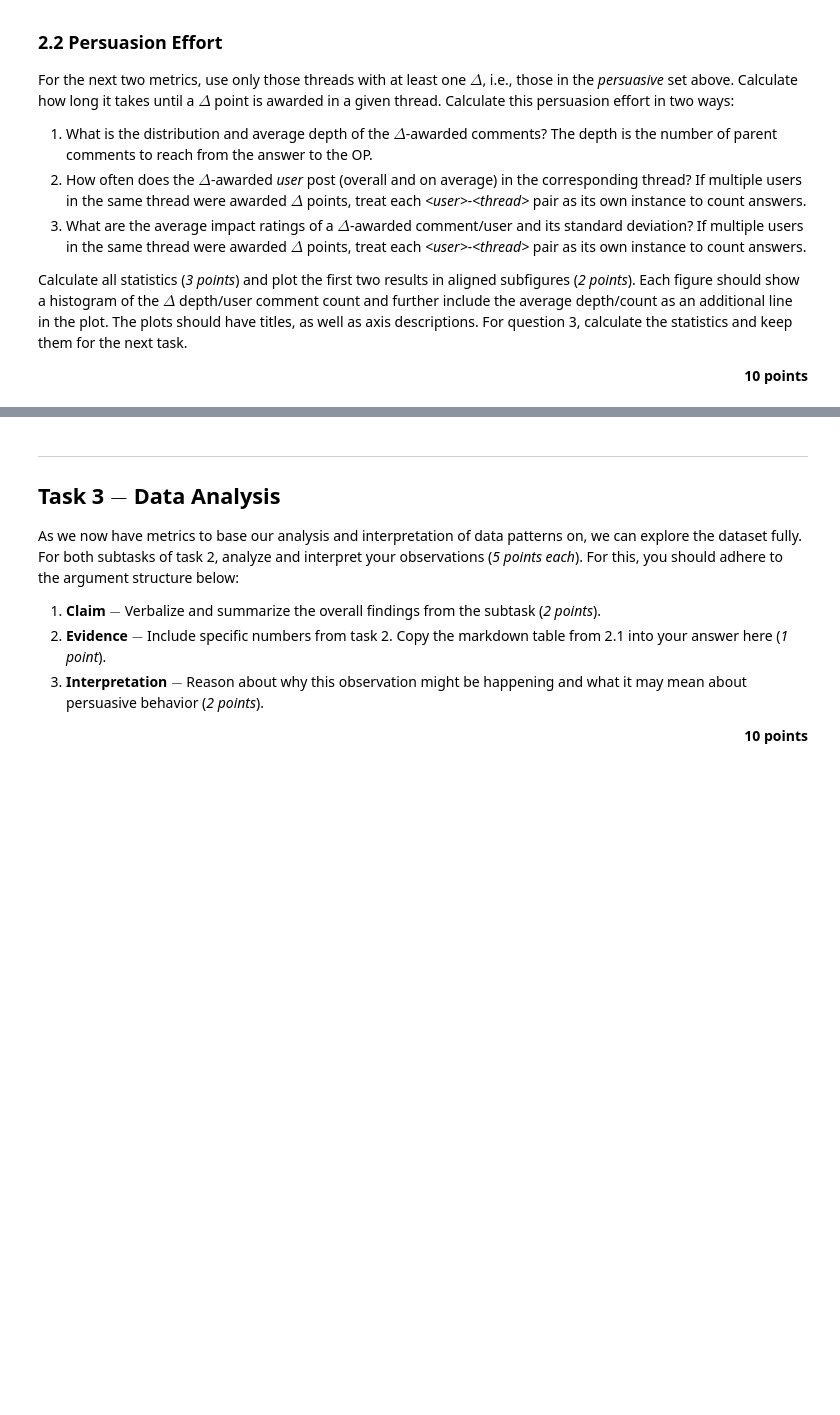
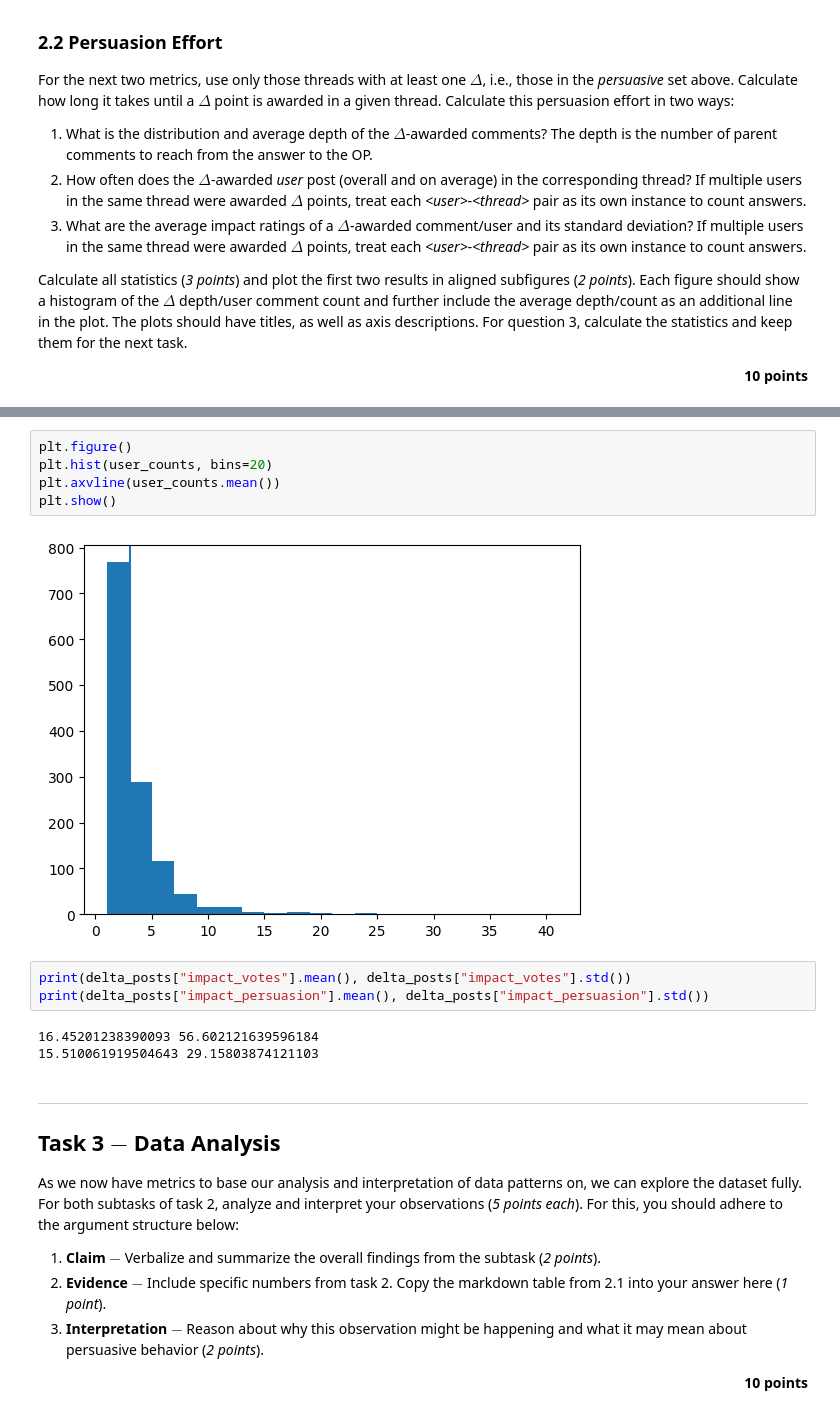
Before and after one commit to danielschulz2/AT, a Jupyter notebook: assignment-2/assignment-2.ipynb, the cells around one changed output, grey strips where cells are left out. Saved outputs shown, nothing was run; the diff lists cells and outputs as text; blank space fills up the shorter version.

```diff
--- a/assignment-2/assignment-2.ipynb
+++ b/assignment-2/assignment-2.ipynb
@@ -277,3 +453,16 @@ raise NotImplementedError
+# %%
+plt.figure()
+plt.hist(user_counts, bins=20)
+plt.axvline(user_counts.mean())
+plt.show()
+# %% [output]
+[figure, added]
+# %%
+print(delta_posts["impact_votes"].mean(), delta_posts["impact_votes"].std())
+print(delta_posts["impact_persuasion"].mean(), delta_posts["impact_persuasion"].std())
+# %% [output]
+16.45201238390093 56.602121639596184
+15.510061919504643 29.15803874121103
 # %% [markdown]
 ---
 
```
Also changed, not shown: parts of 15 cells of this notebook.
